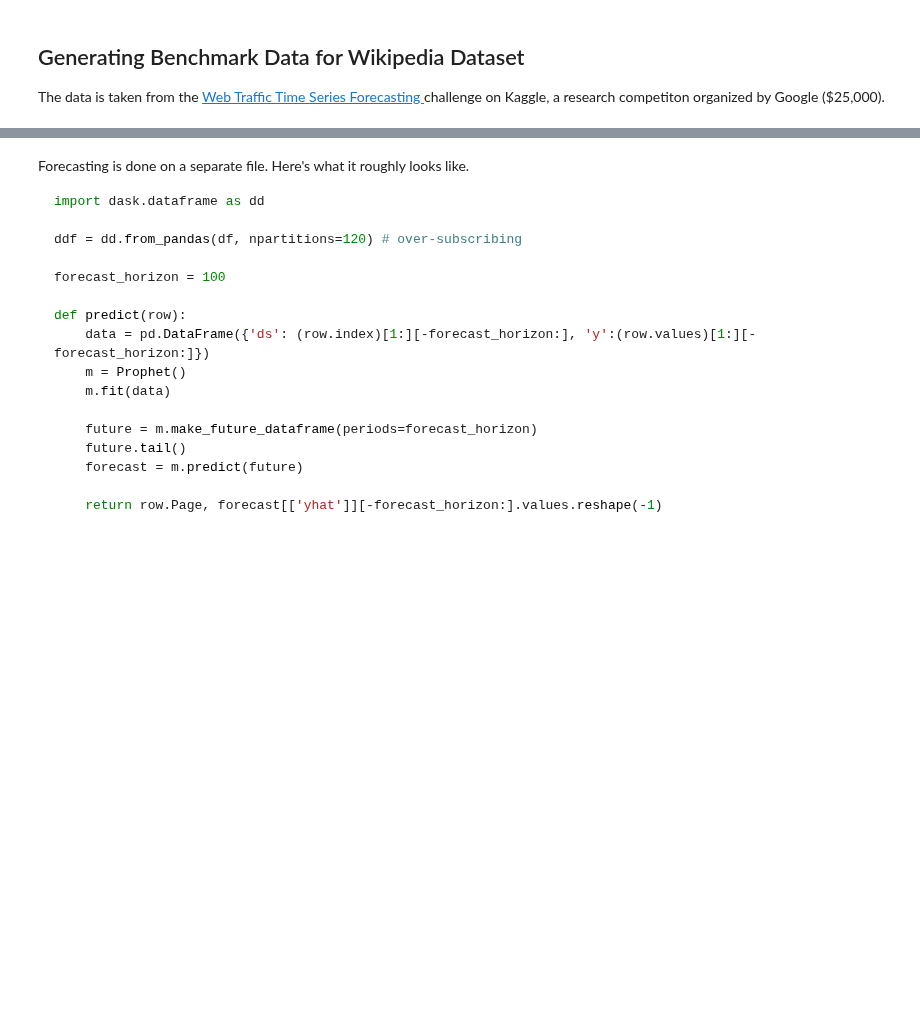
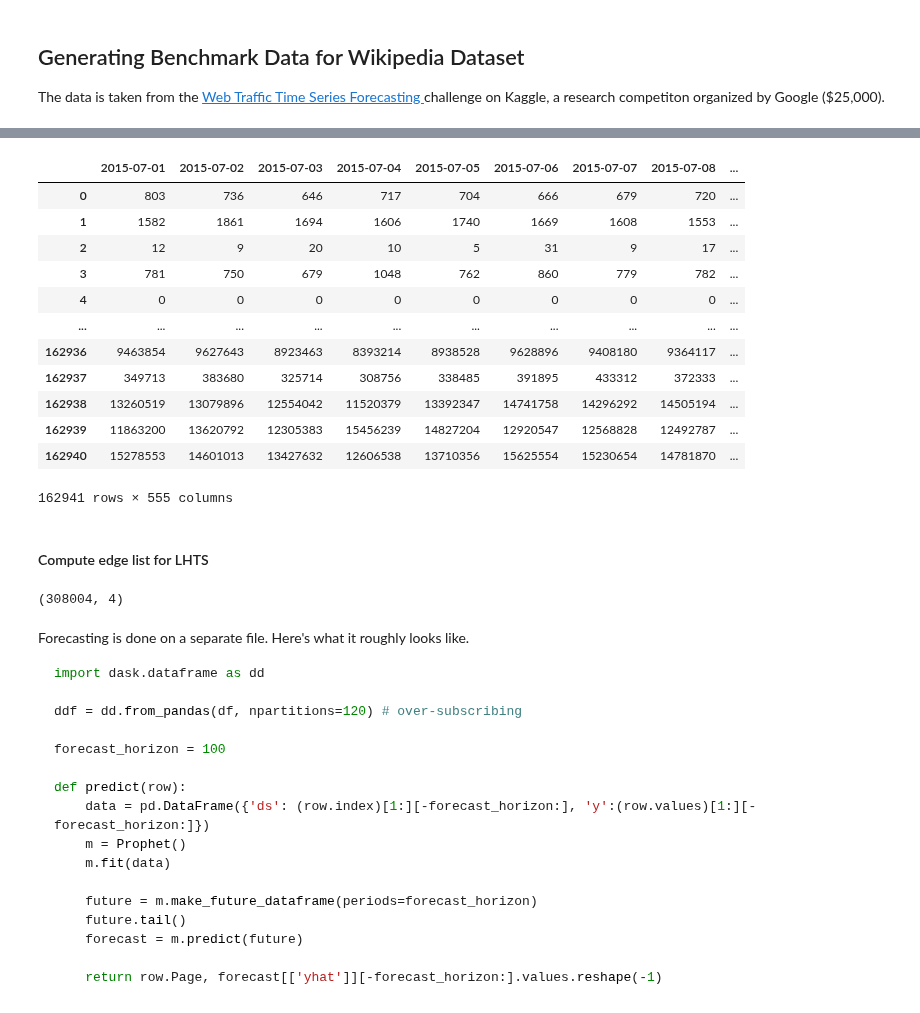
Before and after one commit to liaopeiyuan/large-scale-hts-reconciliation, a Jupyter notebook: notebooks/prepare_wikipeida_forecast.ipynb, the cells around one changed output, grey strips where cells are left out. Cells and saved outputs as stored; diff of their text form; code cells hidden in the pictures; blank space fills up the shorter version.

```diff
--- a/notebooks/prepare_wikipeida_forecast.ipynb
+++ b/notebooks/prepare_wikipeida_forecast.ipynb
@@ -31,0 +83,3 @@ df
+# %%
+level_3_map = dict(zip(df.level_3.values, zip(df.level_2.values, df.level_1.values)))
+level_2_map = dict(zip(df.level_2.values, df.level_1.values))
@@ -31,0 +108,7 @@ df
+# %%
+tags = {}
+tags['level_4'] = df['level_4'].unique()
+tags['level_3'] = df['level_3'].unique()
+tags['level_2'] = df['level_2'].unique()
+tags['level_1'] = df['level_1'].unique()
+tags
@@ -31,0 +151,61 @@ df
+# %%
+parent_historical = np.zeros((total_parent, len(time_index))).astype(np.int64)
+
+for _, ro in tqdm(df.iterrows()):
+    vals = ro[time_index].values.astype(np.int64)
+    parent_historical[node_map_inv[ro['level_3']] - total_bottom, :] += vals
+    parent_historical[node_map_inv[ro['level_2']] - total_bottom, :] += vals
+    parent_historical[node_map_inv[ro['level_1']] - total_bottom, :] += vals
+# %%
+parent_df = pd.DataFrame(data = parent_historical)
+parent_df.columns = time_index
+
+parent_df['unique_id'] = parents
+parent_df['level_4'] = np.nan
+
+#df['level_4'] = df['Page']
+#df['level_3'] = df['Page'].apply(lambda x: '_'.join(x.split('_')[:-1]))
+#df['level_2'] = df['Page'].apply(lambda x: '_'.join(x.split('_')[:-2]))
+#df['level_1'] = df['Page'].apply(lambda x: x.split('_')[-3])
+
+def p0(x):
+    if x in level_3_map: return x
+    return np.nan
+    #l = x.split('_')
+    #if len(l) < 3: return np.nan
+    #return x
+
+def p1(x):
+    if x in level_3_map: return level_3_map[x][0]
+    if x in level_2_map: return x
+    return np.nan
+    #l = x.split('_')
+    #if len(l) < 2: return np.nan
+    #return '_'.join(l[:-1])
+
+def p2(x):
+    if x in level_3_map: return level_3_map[x][1]
+    if x in level_2_map: return level_2_map[x]
+    return x
+    #l = x.split('_')
+    #if len(l) < 3: return np.nan
+    #return l[-(min(len(l), 3) - 1)]
+
+parent_df['level_3'] = parent_df['unique_id'].apply(p0)
+parent_df['level_2'] = parent_df['unique_id'].apply(p1)
+parent_df['level_1'] = parent_df['unique_id'].apply(p2)
+parent_df
+# %% [output]
+|  | 2015-07-01 | 2015-07-02 | 2015-07-03 | 2015-07-04 | 2015-07-05 | 2015-07-06 | 2015-07-07 | 2015-07-08 | ... |
+| 0 | 803 | 736 | 646 | 717 | 704 | 666 | 679 | 720 | ... |
+| 1 | 1582 | 1861 | 1694 | 1606 | 1740 | 1669 | 1608 | 1553 | ... |
+| 2 | 12 | 9 | 20 | 10 | 5 | 31 | 9 | 17 | ... |
+| 3 | 781 | 750 | 679 | 1048 | 762 | 860 | 779 | 782 | ... |
+| 4 | 0 | 0 | 0 | 0 | 0 | 0 | 0 | 0 | ... |
+| ... | ... | ... | ... | ... | ... | ... | ... | ... | ... |
+| 162936 | 9463854 | 9627643 | 8923463 | 8393214 | 8938528 | 9628896 | 9408180 | 9364117 | ... |
+| 162937 | 349713 | 383680 | 325714 | 308756 | 338485 | 391895 | 433312 | 372333 | ... |
+| 162938 | 13260519 | 13079896 | 12554042 | 11520379 | 13392347 | 14741758 | 14296292 | 14505194 | ... |
+| 162939 | 11863200 | 13620792 | 12305383 | 15456239 | 14827204 | 12920547 | 12568828 | 12492787 | ... |
+| 162940 | 15278553 | 14601013 | 13427632 | 12606538 | 13710356 | 15625554 | 15230654 | 14781870 | ... |
+162941 rows × 555 columns
@@ -31,0 +215,2 @@ df
+# %% [markdown]
+#### Compute edge list for LHTS
@@ -32,3 +250,7 @@ df
+# %%
+np.array(parent_list).shape
+# %% [output]
+(308004, 4)
 # %% [markdown]
 Forecasting is done on a separate file. Here's what it roughly looks like.
 
```
Also changed, not shown: parts of 62 cells of this notebook.
